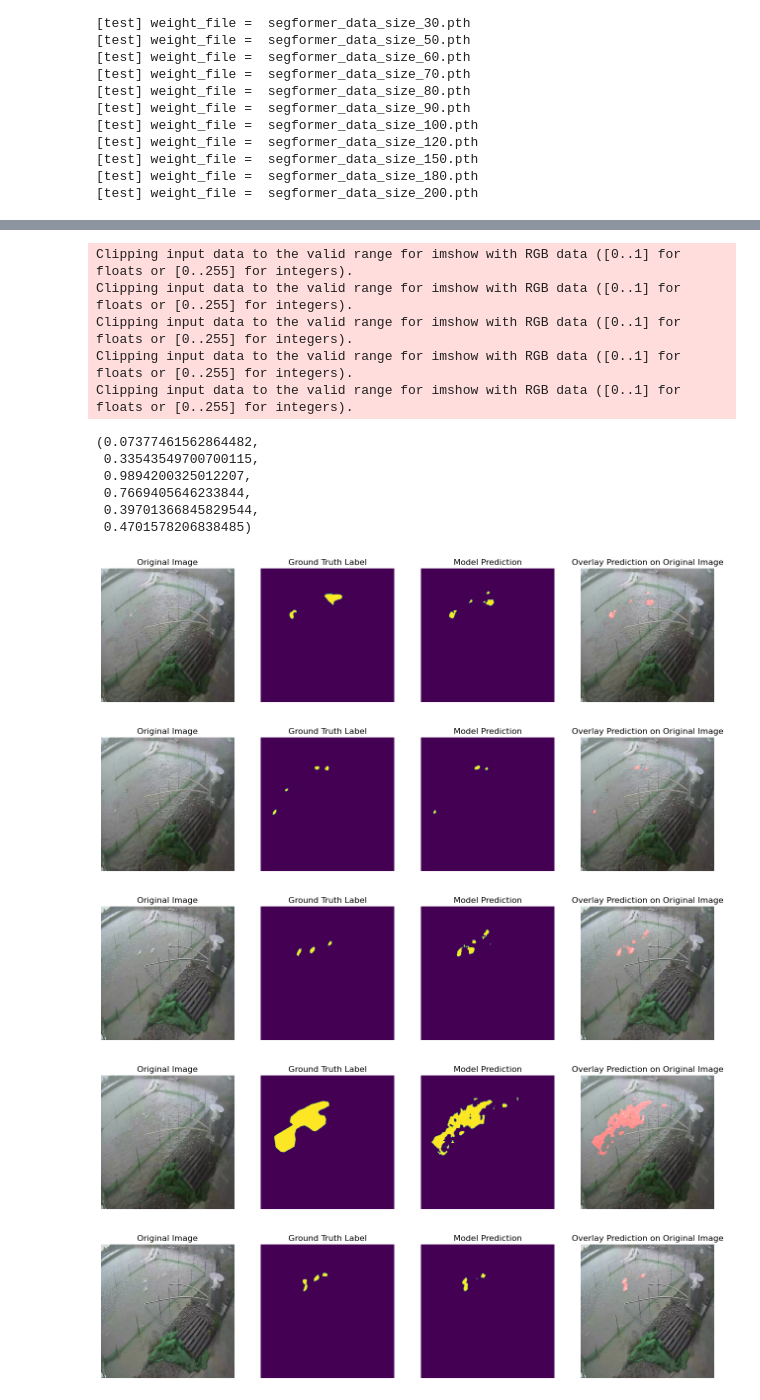
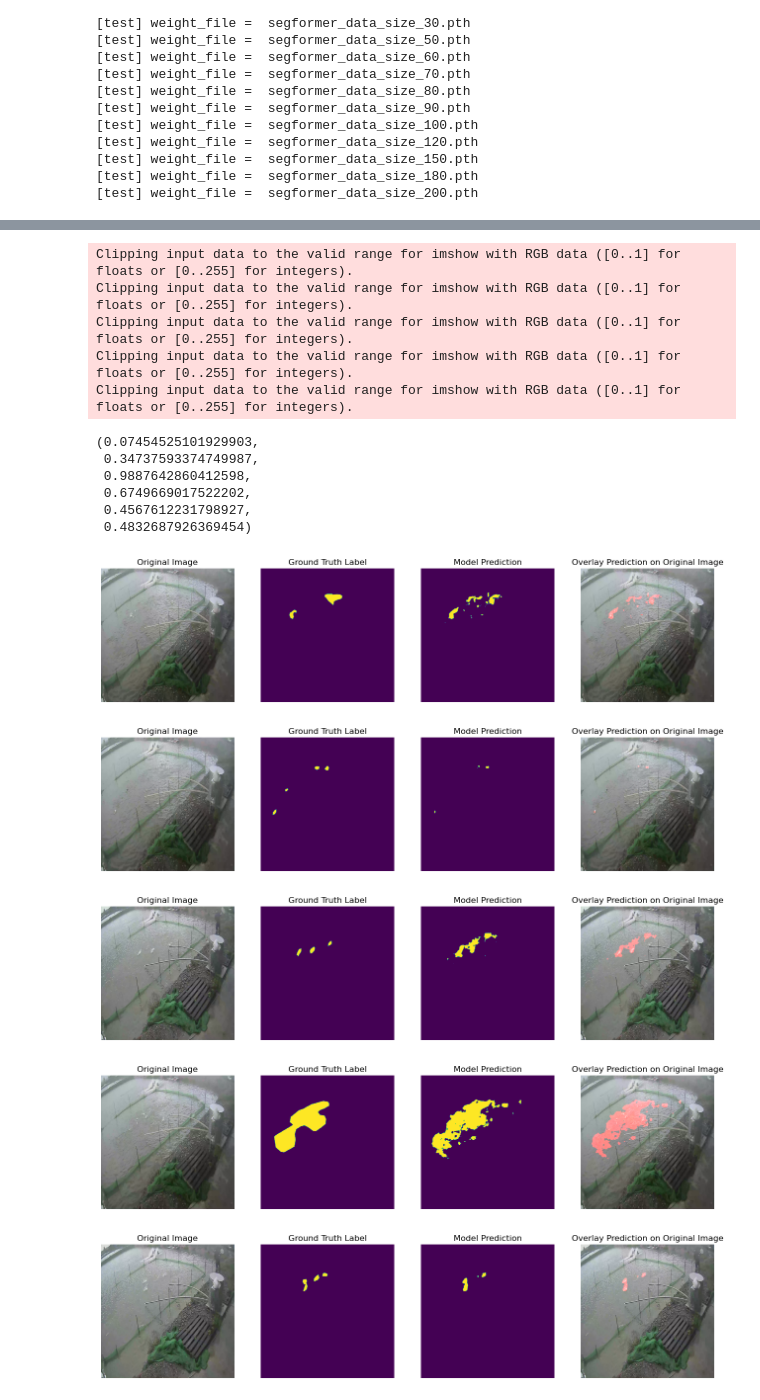
Before and after one commit to Eat-Apple-Again/RipplesDetection, a Jupyter notebook: KD_segformer_0409_num1.ipynb, the cells around one changed output, grey strips where cells are left out. Drawn from its saved outputs; the diff is of its cells as text; code cells hidden in the pictures.

```diff
--- a/KD_segformer_0409_num1.ipynb
+++ b/KD_segformer_0409_num1.ipynb
@@ -340,7 +340,7 @@ for train_size in train_sizes:
         train_loader = DataLoader(train_subset, batch_size=1, shuffle=False)
         val_loader = DataLoader(val_subset, batch_size=1, shuffle=False)
         # train
-        teacher_ratio = 0.7
+        teacher_ratio = 0.8
         temperature = 5
         lc = train(model_segformer, model_sam, processor_sam, train_loader, val_loader, train_size, True, teacher_ratio, temperature)
 
@@ -559,7 +559,7 @@ for key in metrics_keys:
 # %%
 def test_model_and_visualize_9(model, test_loader, num_visualizations=5):
     device = torch.device("cuda" if torch.cuda.is_available() else "cpu")
-    model.load_state_dict(torch.load('weights_KD_segformer_0409test_70\segformer_data_size_200.pth'))
+    model.load_state_dict(torch.load('weights_KD_segformer_0409test_80\segformer_data_size_200.pth'))
     model.to(device)
     model.eval()
 
@@ -591,40 +591,40 @@ def test_model_and_visualize_9(model, test_loader, num_visualizations=5):
             # Calculate metrics
             iou_scores.append(jaccard_score(true_flat, pred_flat, average='binary', zero_division=0))
             accuracies.append(accuracy_score(true_flat, pred_flat))
             precisions.append(precision_score(true_flat, pred_flat, average='binary', zero_division=0))
             recalls.append(recall_score(true_flat, pred_flat, average='binary', zero_division=0))
             f1_scores.append(f1_score(true_flat, pred_flat, average='binary', zero_division=0))
 
 
             if idx < num_visualizations:
                 # Visualize results
                 showSegmentationResult(model, [(image, mask)], num_images=1)
 
     avg_loss = total_loss / len(test_loader)
     avg_iou = np.mean(iou_scores)
     avg_accuracy = np.mean(accuracies)
     avg_precision = np.mean(precisions)
     avg_recall = np.mean(recalls)
     avg_f1 = np.mean(f1_scores)
 
 
     return avg_loss, avg_iou, avg_accuracy, avg_precision, avg_recall, avg_f1
 
 test_model_and_visualize_9(model_segformer, test_loader, 5)
 # %% [output]
 Clipping input data to the valid range for imshow with RGB data ([0..1] for floats or [0..255] for integers).
 Clipping input data to the valid range for imshow with RGB data ([0..1] for floats or [0..255] for integers).
 Clipping input data to the valid range for imshow with RGB data ([0..1] for floats or [0..255] for integers).
 Clipping input data to the valid range for imshow with RGB data ([0..1] for floats or [0..255] for integers).
 Clipping input data to the valid range for imshow with RGB data ([0..1] for floats or [0..255] for integers).
-(0.07377461562864482,
- 0.33543549700700115,
- 0.9894200325012207,
- 0.7669405646233844,
- 0.39701366845829544,
- 0.4701578206838485)
+(0.07454525101929903,
+ 0.34737593374749987,
+ 0.9887642860412598,
+ 0.6749669017522202,
+ 0.4567612231798927,
+ 0.4832687926369454)
-[figure, old version]
+[figure, new version]
 [figure]
-[figure, old version]
+[figure, new version]
-[figure, old version]
+[figure, new version]
 [figure]
```
Also changed, not shown: parts of 4 cells of this notebook.
